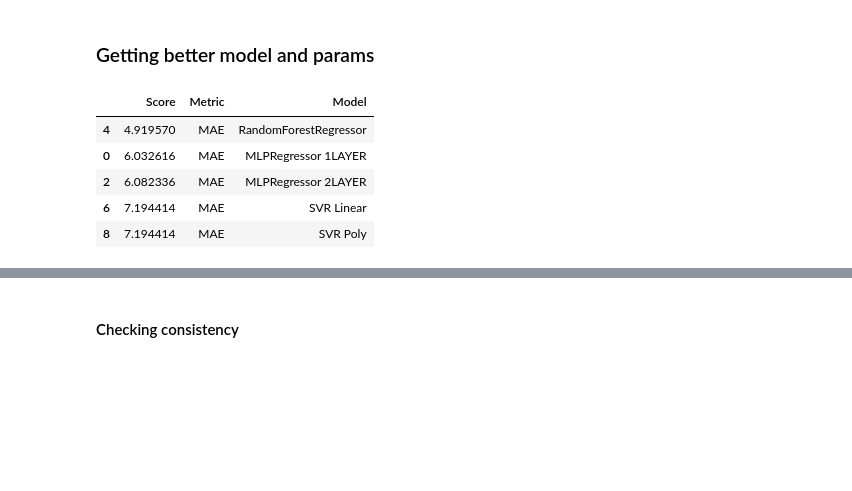
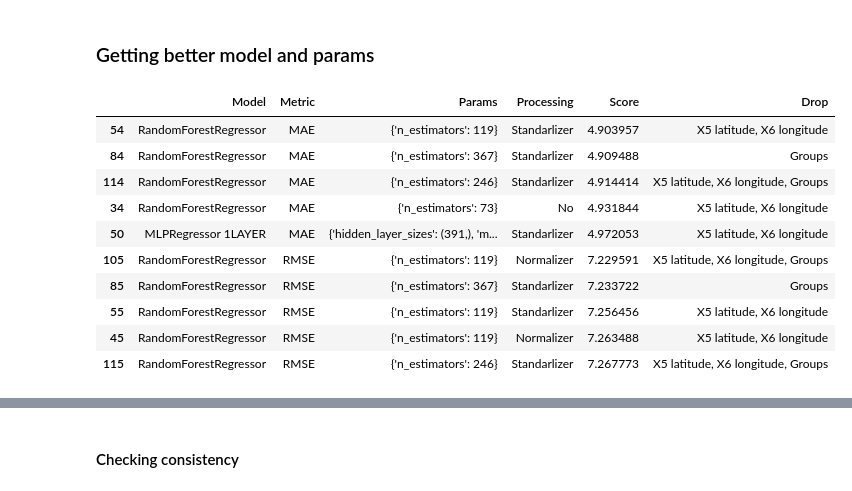
Before and after one commit to GeovaneBarros/Mentoria_Lead, a Jupyter notebook: exercicio_final_regression.ipynb, the cells around one changed output, grey strips where cells are left out. Drawn from its saved outputs; the diff is of its cells as text; code cells hidden in the pictures; blank space fills up the shorter version.

```diff
--- a/exercicio_final_regression.ipynb
+++ b/exercicio_final_regression.ipynb
@@ -103,8 +99,7 @@ models = {
     'MLPRegressor 1LAYER': MLPRegressor(),
     'MLPRegressor 2LAYER': MLPRegressor(),
     'RandomForestRegressor': RandomForestRegressor(),
-    'SVR Linear': SVR(),
-    'SVR Poly': SVR(),
+    'SVR Linear': SVR()
 }
 one_layer =[(np.random.randint(100,200),),(np.random.randint(200,300),),(np.random.randint(300,400),)]
 two_layer = [(np.random.randint(100,200), np.random.randint(100,200)),(np.random.randint(200,400), np.random.randint(100,200)),(np.random.randint(200,400), np.random.randint(200,400))]
@@ -157,7 +152,7 @@ def training_with_grid(models, params, df, y, processing, random_state, drop):
         df_results['Params']+= [model.best_params_,model.best_params_]
         df_results['Processing']+= [processing,processing]
         df_results['Score']+= [mean_absolute_error(y_test, y_predict), np.sqrt(mean_squared_error(y_test, y_predict))]
-        df_results['Metric'].append('MAE', 'RMSE')
+        df_results['Metric']+= ['MAE', 'RMSE']
     return df_results
 # %%
 drops = [[], ['X5 latitude','X6 longitude'], ['Groups'], ['X5 latitude','X6 longitude','Groups']]
@@ -181,11 +176,17 @@ The MLP and SVR regression models obtained better scores using standardization a
 # %% [markdown]
 ### Getting better model and params
 # %%
-dataframe.sort_values(by='Score').head()
+dataframe = dataframe.sort_values(by='Score')
+dataframe.groupby(by='Metric').head()
 # %% [output]
-|  | Score | Metric | Model |
-| 4 | 4.919570 | MAE | RandomForestRegressor |
-| 0 | 6.032616 | MAE | MLPRegressor 1LAYER |
-| 2 | 6.082336 | MAE | MLPRegressor 2LAYER |
-| 6 | 7.194414 | MAE | SVR Linear |
-| 8 | 7.194414 | MAE | SVR Poly |
+|  | Model | Metric | Params | Processing | Score | Drop |
+| 54 | RandomForestRegressor | MAE | {'n_estimators': 119} | Standarlizer | 4.903957 | X5 latitude, X6 longitude |
+| 84 | RandomForestRegressor | MAE | {'n_estimators': 367} | Standarlizer | 4.909488 | Groups |
+| 114 | RandomForestRegressor | MAE | {'n_estimators': 246} | Standarlizer | 4.914414 | X5 latitude, X6 longitude, Groups |
+| 34 | RandomForestRegressor | MAE | {'n_estimators': 73} | No | 4.931844 | X5 latitude, X6 longitude |
+| 50 | MLPRegressor 1LAYER | MAE | {'hidden_layer_sizes': (391,), 'm... | Standarlizer | 4.972053 | X5 latitude, X6 longitude |
+| 105 | RandomForestRegressor | RMSE | {'n_estimators': 119} | Normalizer | 7.229591 | X5 latitude, X6 longitude, Groups |
+| 85 | RandomForestRegressor | RMSE | {'n_estimators': 367} | Standarlizer | 7.233722 | Groups |
+| 55 | RandomForestRegressor | RMSE | {'n_estimators': 119} | Standarlizer | 7.256456 | X5 latitude, X6 longitude |
+| 45 | RandomForestRegressor | RMSE | {'n_estimators': 119} | Normalizer | 7.263488 | X5 latitude, X6 longitude |
+| 115 | RandomForestRegressor | RMSE | {'n_estimators': 246} | Standarlizer | 7.267773 | X5 latitude, X6 longitude, Groups |
```
Also changed, not shown: parts of 8 cells of this notebook, 8 other files.
